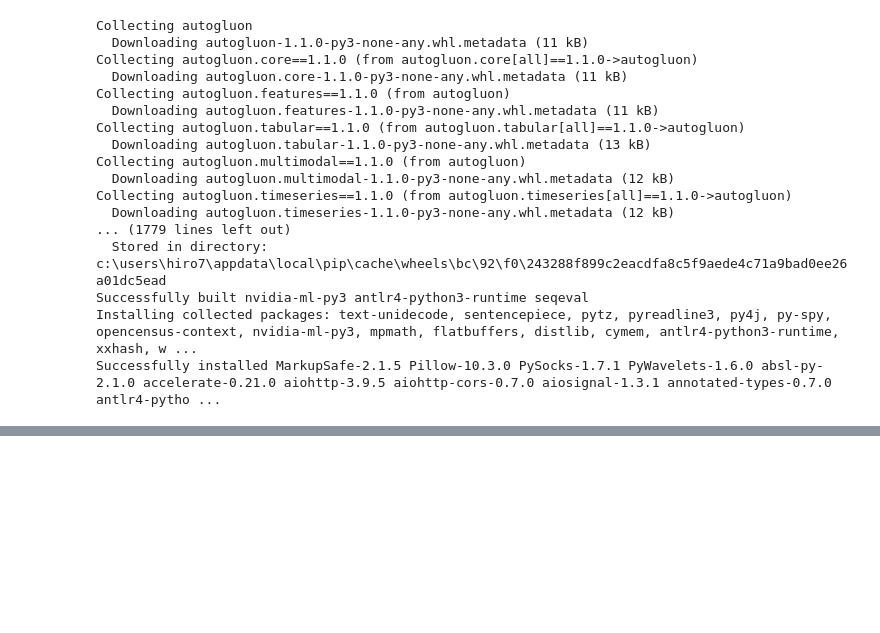
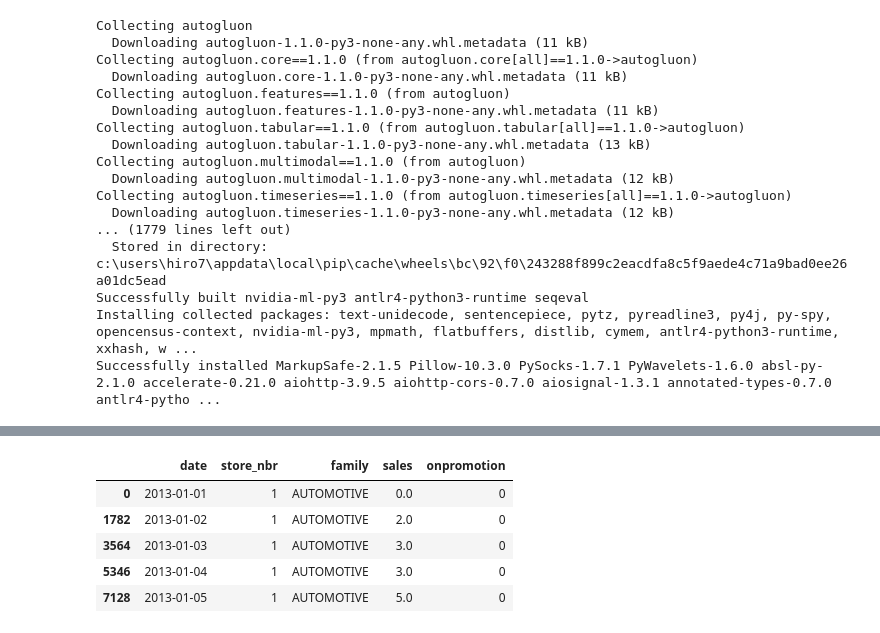
Before and after one commit to jinkukuku/kaggle_project, a Jupyter notebook: aaaa.ipynb, the cells around one changed output, grey strips where cells are left out. Saved outputs shown, nothing was run; the diff lists cells and outputs as text; code cells hidden in the pictures; blank space fills up the shorter version.

```diff
--- a/aaaa.ipynb
+++ b/aaaa.ipynb
@@ -24,0 +41,23 @@ import numpy as np
+# %%
+# Convert 'date' column to datetime format
+train_df['date'] = pd.to_datetime(train_df['date'])
+test_df['date'] = pd.to_datetime(test_df['date'])
+# %%
+# Sorting  the data
+train_df = train_df.sort_values(by=['store_nbr', 'family', 'date'])
+test_df = test_df.sort_values(by=['store_nbr'
+, 'family', 'date'])
+# %%
+# Dropping the id column
+train_df = train_df.drop(columns=['id'])
+test_df = test_df.drop(columns=['id'])
+# %%
+# This is the sorted data
+train_df.head()
+# %% [output]
+|  | date | store_nbr | family | sales | onpromotion |
+| 0 | 2013-01-01 | 1 | AUTOMOTIVE | 0.0 | 0 |
+| 1782 | 2013-01-02 | 1 | AUTOMOTIVE | 2.0 | 0 |
+| 3564 | 2013-01-03 | 1 | AUTOMOTIVE | 3.0 | 0 |
+| 5346 | 2013-01-04 | 1 | AUTOMOTIVE | 3.0 | 0 |
+| 7128 | 2013-01-05 | 1 | AUTOMOTIVE | 5.0 | 0 |
```
Also changed, not shown: parts of 20 cells of this notebook.
